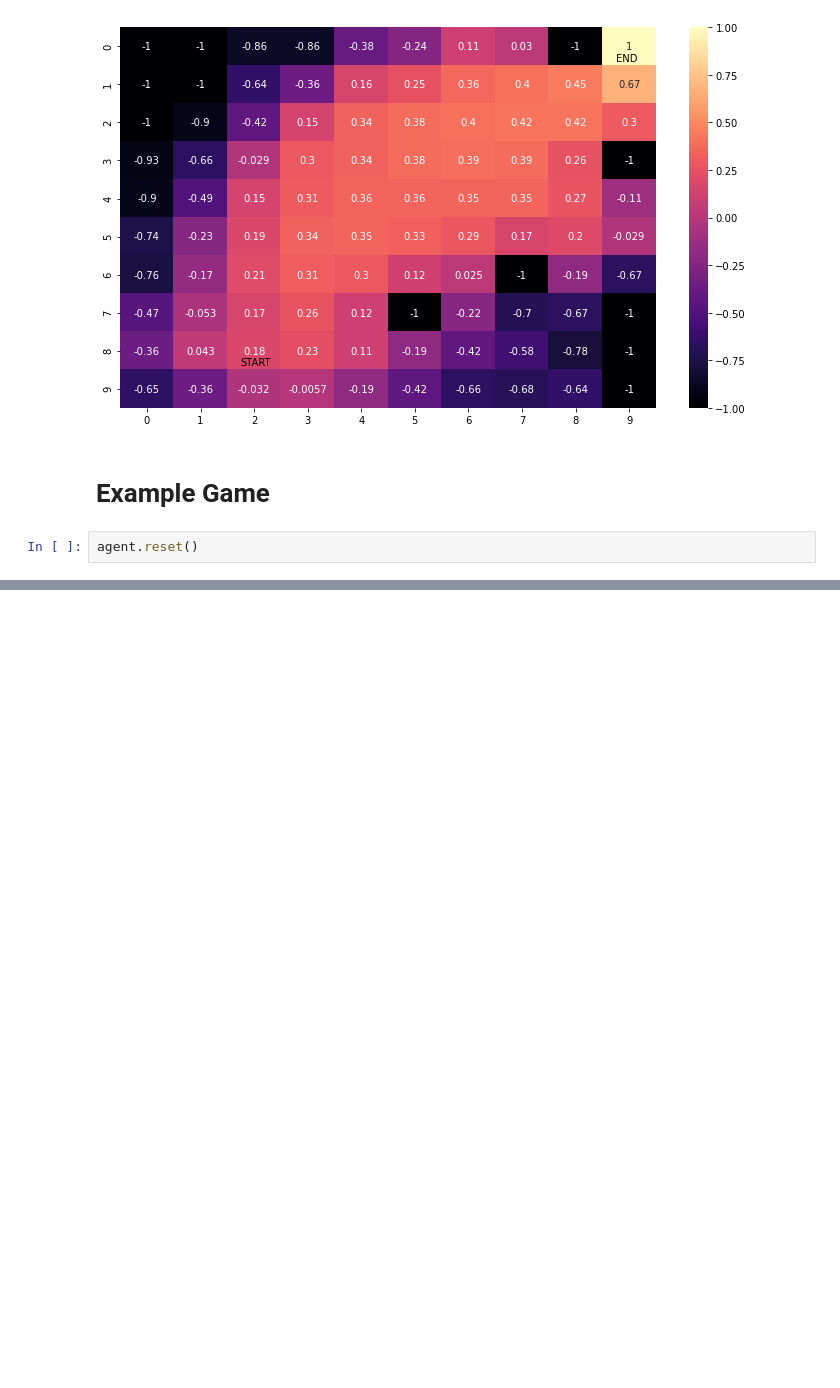
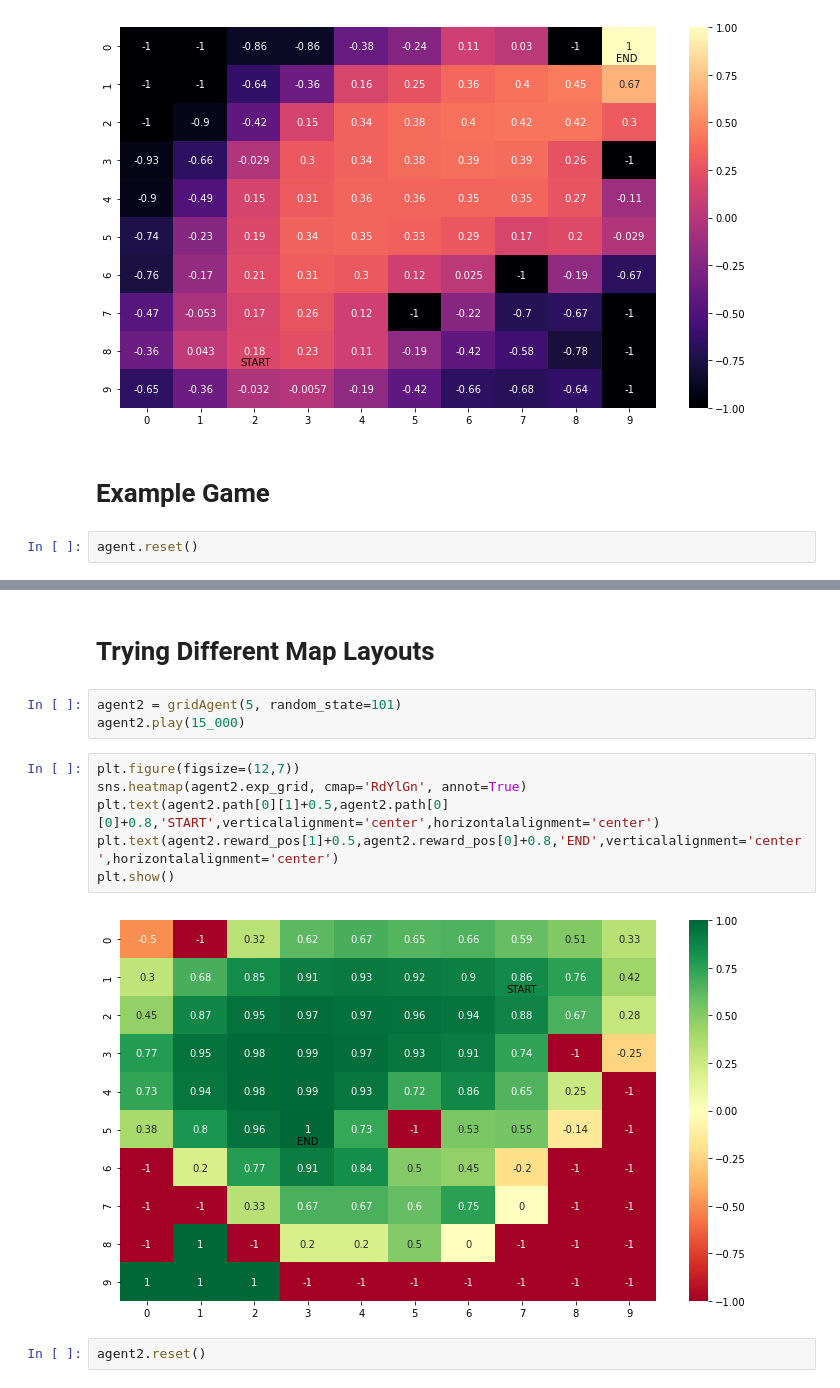
Before and after one commit to WhiffleFish/Grid, a Jupyter notebook: GridWorld.ipynb, the cells around one changed output, grey strips where cells are left out. Saved outputs shown, nothing was run; the diff lists cells and outputs as text; blank space fills up the shorter version.

```diff
--- a/GridWorld.ipynb
+++ b/GridWorld.ipynb
@@ -42,0 +44,15 @@ up
+# %% [markdown]
+# Trying Different Map Layouts
+# %%
+agent2 = gridAgent(5, random_state=101)
+agent2.play(15_000)
+# %%
+plt.figure(figsize=(12,7))
+sns.heatmap(agent2.exp_grid, cmap='RdYlGn', annot=True)
+plt.text(agent2.path[0][1]+0.5,agent2.path[0][0]+0.8,'START',verticalalignment='center',horizontalalignment='center')
+plt.text(agent2.reward_pos[1]+0.5,agent2.reward_pos[0]+0.8,'END',verticalalignment='center',horizontalalignment='center')
+plt.show()
+# %% [output]
+[figure, added]
+# %%
+agent2.reset()
```
Also changed, not shown: parts of 12 cells of this notebook.
